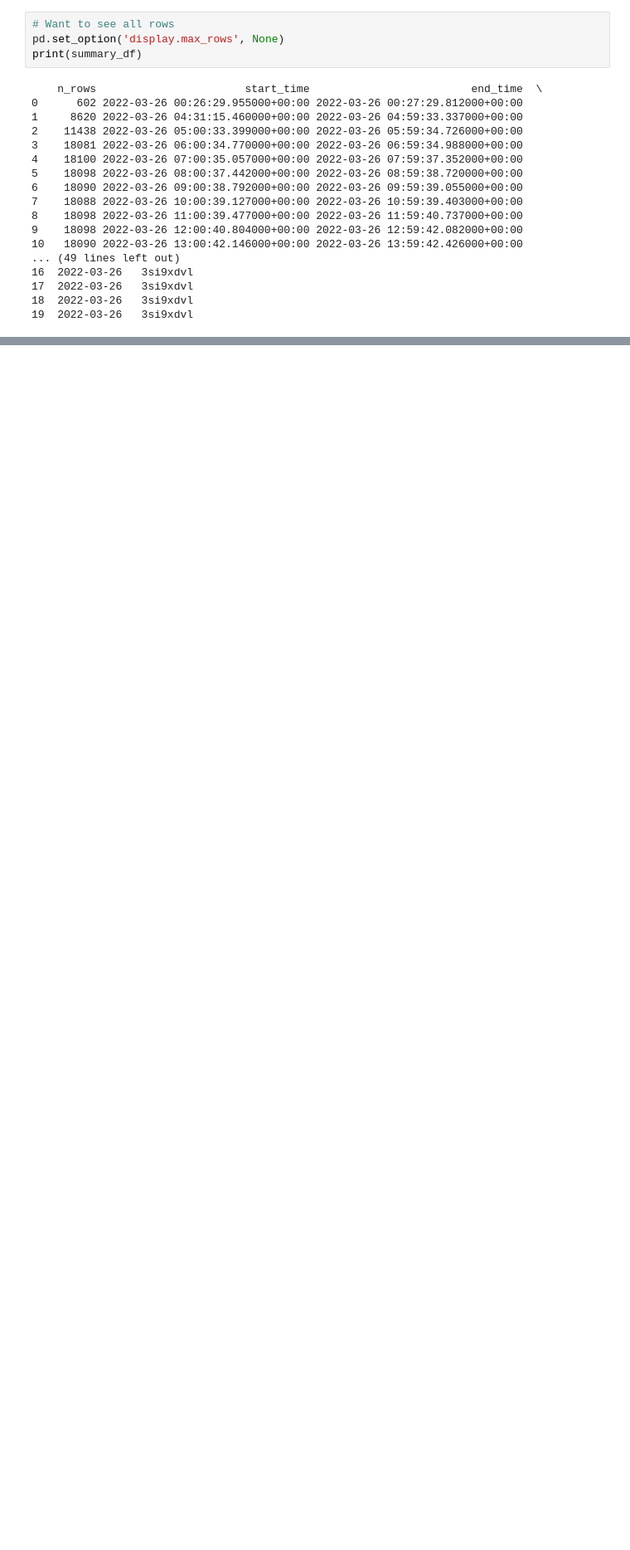
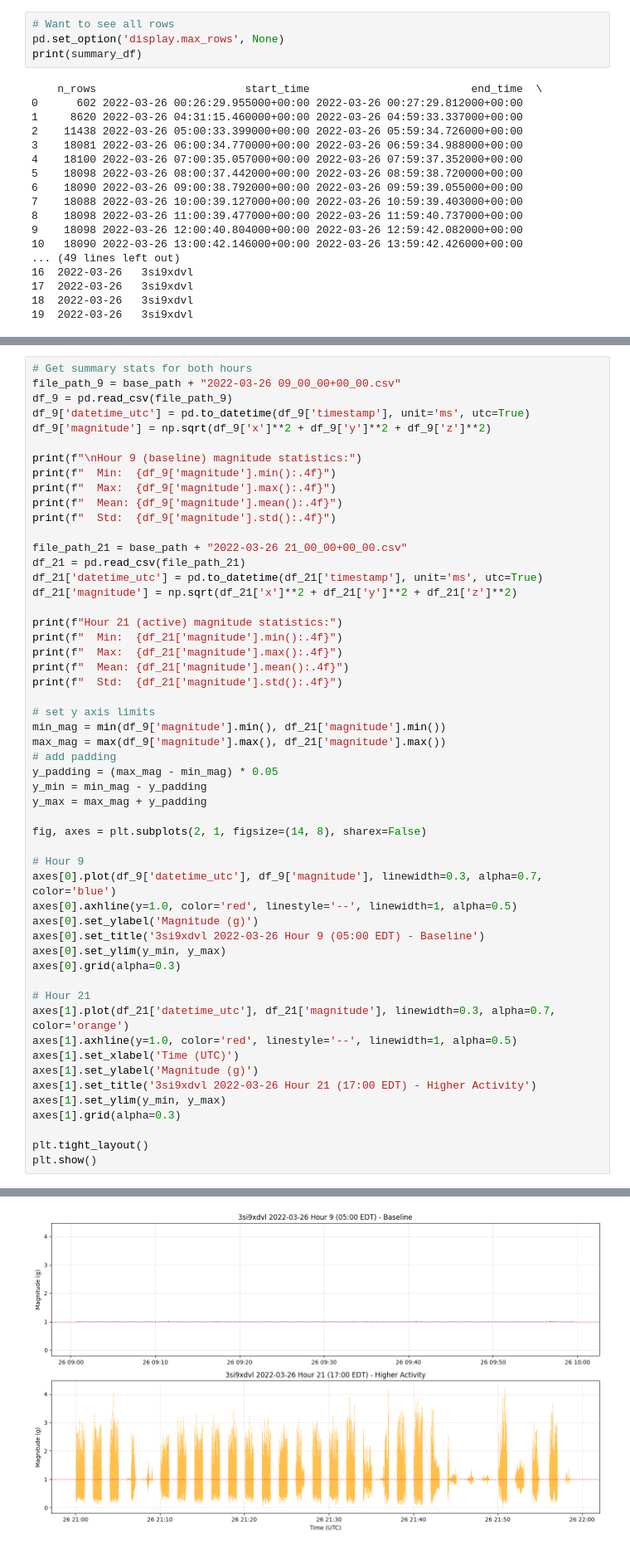
Before and after one commit to elizabethyoo/sample_imputation, a Jupyter notebook: notebooks/01_summarize_hr_acc.ipynb, the cells around one changed output, grey strips where cells are left out. Shown: that part at 83% size. Drawn from its saved outputs; the diff is of its cells as text; blank space fills up the shorter version.

```diff
--- a/notebooks/01_summarize_hr_acc.ipynb
+++ b/notebooks/01_summarize_hr_acc.ipynb
@@ -196,0 +231,54 @@ print(summary_df)
+# %%
+# Get summary stats for both hours
+file_path_9 = base_path + "2022-03-26 09_00_00+00_00.csv"
+df_9 = pd.read_csv(file_path_9)
+df_9['datetime_utc'] = pd.to_datetime(df_9['timestamp'], unit='ms', utc=True)
+df_9['magnitude'] = np.sqrt(df_9['x']**2 + df_9['y']**2 + df_9['z']**2)
+
+print(f"\nHour 9 (baseline) magnitude statistics:")
+print(f"  Min:  {df_9['magnitude'].min():.4f}")
+print(f"  Max:  {df_9['magnitude'].max():.4f}")
+print(f"  Mean: {df_9['magnitude'].mean():.4f}")
+print(f"  Std:  {df_9['magnitude'].std():.4f}")
+
+file_path_21 = base_path + "2022-03-26 21_00_00+00_00.csv"
+df_21 = pd.read_csv(file_path_21)
+df_21['datetime_utc'] = pd.to_datetime(df_21['timestamp'], unit='ms', utc=True)
+df_21['magnitude'] = np.sqrt(df_21['x']**2 + df_21['y']**2 + df_21['z']**2)
+
+print(f"Hour 21 (active) magnitude statistics:")
+print(f"  Min:  {df_21['magnitude'].min():.4f}")
+print(f"  Max:  {df_21['magnitude'].max():.4f}")
+print(f"  Mean: {df_21['magnitude'].mean():.4f}")
+print(f"  Std:  {df_21['magnitude'].std():.4f}")
+
+# set y axis limits
+min_mag = min(df_9['magnitude'].min(), df_21['magnitude'].min())
+max_mag = max(df_9['magnitude'].max(), df_21['magnitude'].max())
+# add padding
+y_padding = (max_mag - min_mag) * 0.05
+y_min = min_mag - y_padding
+y_max = max_mag + y_padding
+
+fig, axes = plt.subplots(2, 1, figsize=(14, 8), sharex=False)
+
+# Hour 9
+axes[0].plot(df_9['datetime_utc'], df_9['magnitude'], linewidth=0.3, alpha=0.7, color='blue')
+axes[0].axhline(y=1.0, color='red', linestyle='--', linewidth=1, alpha=0.5)
+axes[0].set_ylabel('Magnitude (g)')
+axes[0].set_title('3si9xdvl 2022-03-26 Hour 9 (05:00 EDT) - Baseline')
+axes[0].set_ylim(y_min, y_max)
+axes[0].grid(alpha=0.3)
+
+# Hour 21
+axes[1].plot(df_21['datetime_utc'], df_21['magnitude'], linewidth=0.3, alpha=0.7, color='orange')
+axes[1].axhline(y=1.0, color='red', linestyle='--', linewidth=1, alpha=0.5)
+axes[1].set_xlabel('Time (UTC)')
+axes[1].set_ylabel('Magnitude (g)')
+axes[1].set_title('3si9xdvl 2022-03-26 Hour 21 (17:00 EDT) - Higher Activity')
+axes[1].set_ylim(y_min, y_max)
+axes[1].grid(alpha=0.3)
+
+plt.tight_layout()
+plt.show()
+# %% [output]
@@ -196,0 +295 @@ print(summary_df)
+[figure, added]
```
Also changed, not shown: parts of 10 cells of this notebook.
